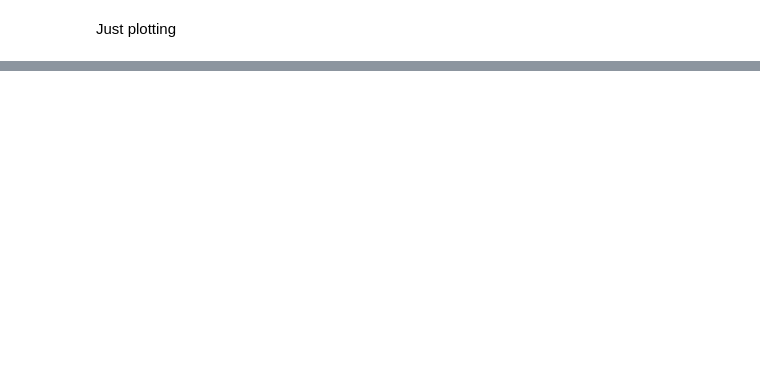
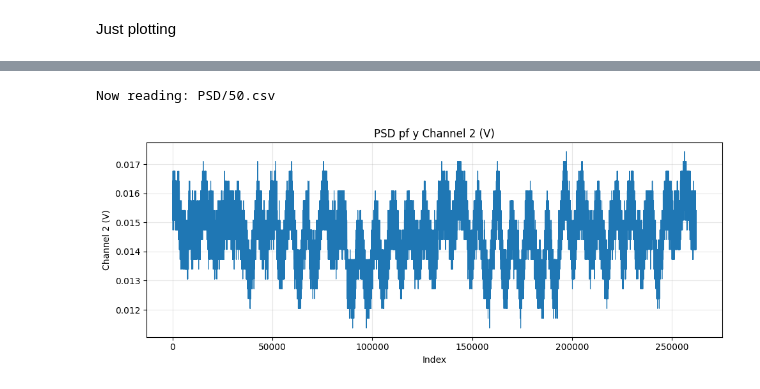
Before and after one commit to curtisjhu/otz, a Jupyter notebook: main.ipynb, the cells around one changed output, grey strips where cells are left out. Saved outputs shown, nothing was run; the diff lists cells and outputs as text; code cells hidden in the pictures; blank space fills up the shorter version.

```diff
--- a/main.ipynb
+++ b/main.ipynb
@@ -108,0 +467,28 @@ TypeError: expected non-empty vector for x
+# %%
+    df = pd.read_csv('PSD/50.csv',on_bad_lines='skip') # change this
+    print(f"Now reading: {'PSD/50.csv'}")
+    #df = pd.read_csv("250/d-u-d-u.csv") # change this
+
+    #coltype = 'Channel 1'
+    coltype = 'Channel 2'
+
+    col_candidates = [c for c in df.columns if coltype in c]
+    if not col_candidates:
+        print('CSV columns:', df.columns.tolist())
+        raise SystemExit('Could not find a Channel 1 column in the CSV')
+
+    col = col_candidates[0]
+    y = df[col]
+    x = df.index
+
+    plt.figure(figsize=(10,4))
+    plt.plot(x, y, '-', linewidth=0.8)
+    plt.xlabel('Index')
+    plt.ylabel(col)
+    plt.title('PSD of y ' + col)
+    plt.grid(True, alpha=0.3)
+    plt.tight_layout()
+    plt.show()
+# %% [output]
+Now reading: PSD/50.csv
+[figure, added]
```
Also changed, not shown: parts of 14 cells of this notebook, 24 other files.
